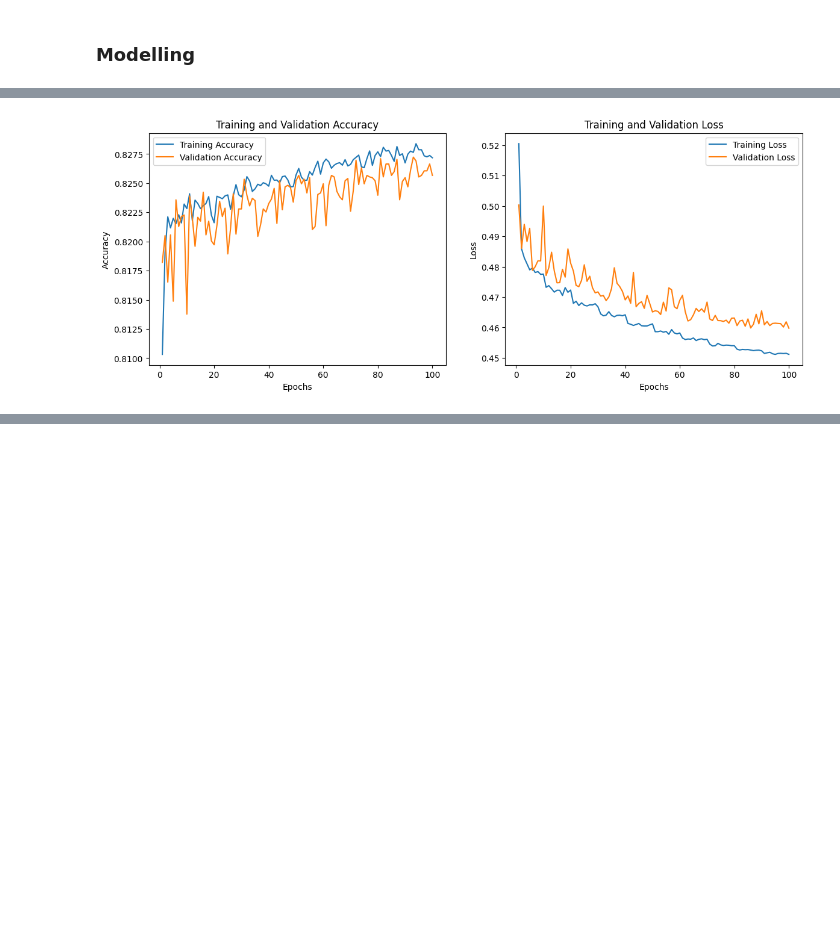
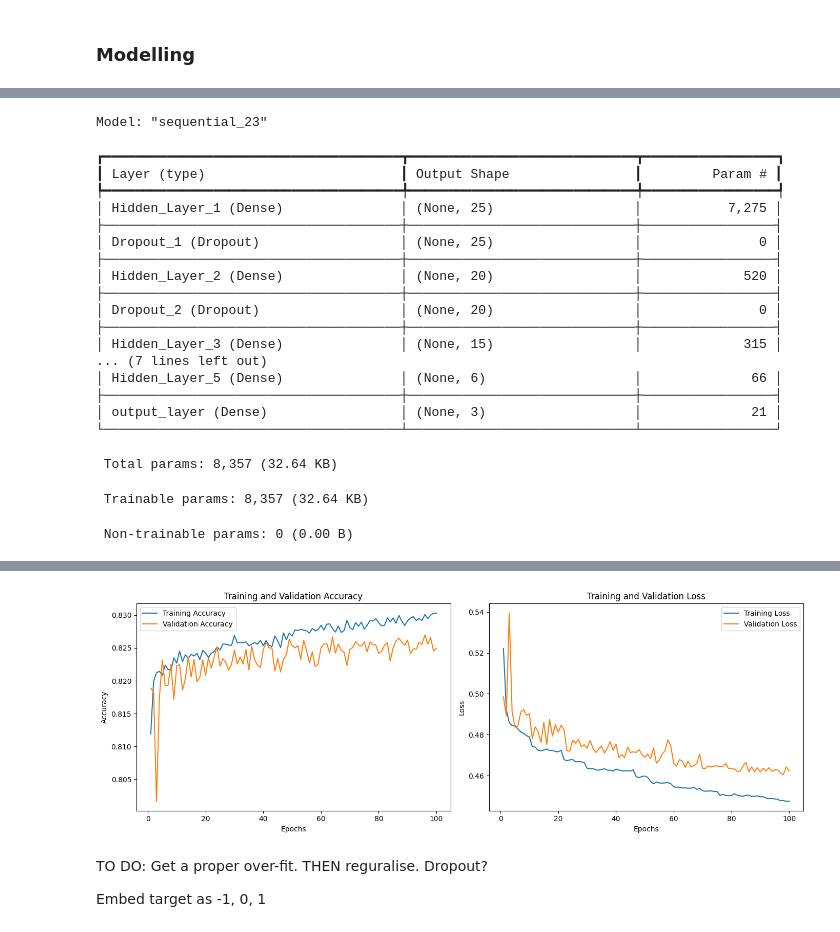
Before and after one commit to lucasschepers/Student_Classification, a Jupyter notebook: DeepLearn.ipynb, the cells around one changed output, grey strips where cells are left out. Cells and saved outputs as stored; diff of their text form; code cells hidden in the pictures; blank space fills up the shorter version.

```diff
--- a/DeepLearn.ipynb
+++ b/DeepLearn.ipynb
@@ -157,25 +170,35 @@ Epoch 100/100
-# %%
-# Plot training & validation accuracy and loss
-epochs = range(1, len(history.history['accuracy']) + 1)
-
-plt.figure(figsize=(14, 5))
-
-plt.subplot(1, 2, 1)
-plt.plot(epochs, history.history['accuracy'], label='Training Accuracy')
-plt.plot(epochs, history.history['val_accuracy'], label='Validation Accuracy')
-plt.title('Training and Validation Accuracy')
-plt.xlabel('Epochs')
-plt.ylabel('Accuracy')
-plt.legend()
-
-plt.subplot(1, 2, 2)
-plt.plot(epochs, history.history['loss'], label='Training Loss')
-plt.plot(epochs, history.history['val_loss'], label='Validation Loss')
-plt.title('Training and Validation Loss')
-plt.xlabel('Epochs')
-plt.ylabel('Loss')
-plt.legend()
-
-plt.show()
-# %% [output]
-[figure, removed]
+# %%
+# Example usage directly passing parameters to my_train function
+history = my_train(
+    units_per_layer=[25, 20, 15, 10, 6],
+    initial_learning_rate=0.005,
+    decay_factor=0.8,
+    patience=5,
+    lambda_reg=0.0005,
+    dropout_rate=0.0,
+    num_epochs=100
+)
+
+plot_history(history)
+# %% [output]
+Model: "sequential_23"
+┏━━━━━━━━━━━━━━━━━━━━━━━━━━━━━━━━━━━━━━┳━━━━━━━━━━━━━━━━━━━━━━━━━━━━━┳━━━━━━━━━━━━━━━━━┓
+┃ Layer (type)                         ┃ Output Shape                ┃         Param # ┃
+┡━━━━━━━━━━━━━━━━━━━━━━━━━━━━━━━━━━━━━━╇━━━━━━━━━━━━━━━━━━━━━━━━━━━━━╇━━━━━━━━━━━━━━━━━┩
+│ Hidden_Layer_1 (Dense)               │ (None, 25)                  │           7,275 │
+├──────────────────────────────────────┼─────────────────────────────┼─────────────────┤
+│ Dropout_1 (Dropout)                  │ (None, 25)                  │               0 │
+├──────────────────────────────────────┼─────────────────────────────┼─────────────────┤
+│ Hidden_Layer_2 (Dense)               │ (None, 20)                  │             520 │
+├──────────────────────────────────────┼─────────────────────────────┼─────────────────┤
+│ Dropout_2 (Dropout)                  │ (None, 20)                  │               0 │
+├──────────────────────────────────────┼─────────────────────────────┼─────────────────┤
+│ Hidden_Layer_3 (Dense)               │ (None, 15)                  │             315 │
+... (7 lines left out)
+│ Hidden_Layer_5 (Dense)               │ (None, 6)                   │              66 │
+├──────────────────────────────────────┼─────────────────────────────┼─────────────────┤
+│ output_layer (Dense)                 │ (None, 3)                   │              21 │
+└──────────────────────────────────────┴─────────────────────────────┴─────────────────┘
+ Total params: 8,357 (32.64 KB)
+ Trainable params: 8,357 (32.64 KB)
+ Non-trainable params: 0 (0.00 B)
@@ -181,0 +216,5 @@ plt.show()
+[figure, added]
+# %% [markdown]
+TO DO: Get a proper over-fit. THEN reguralise. Dropout?
+
+Embed target as -1, 0, 1
```
Also changed, not shown: parts of 3 cells of this notebook.
